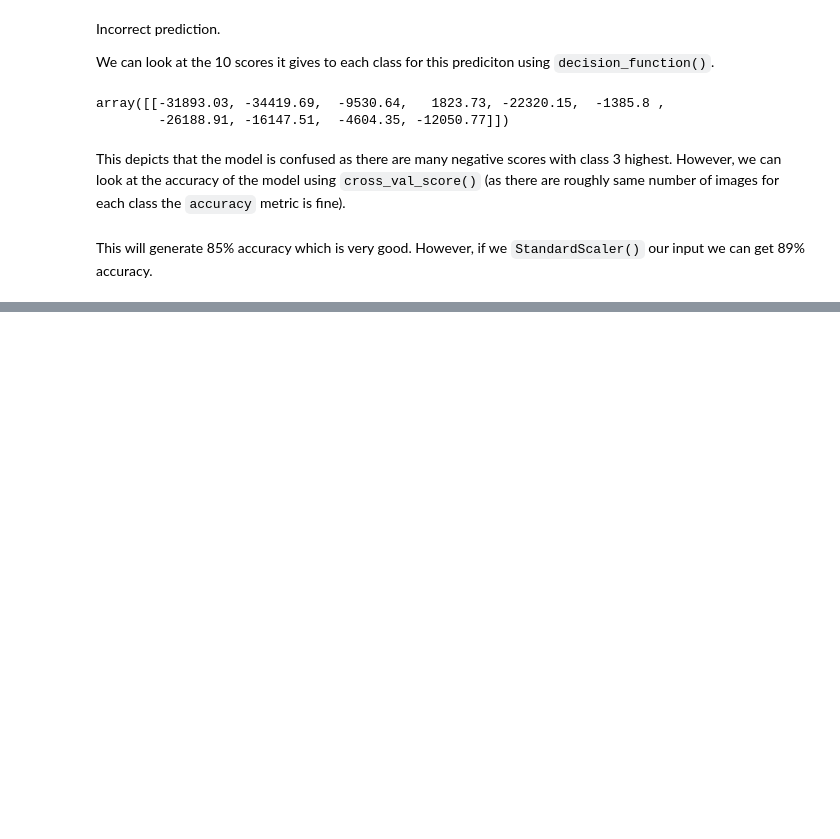
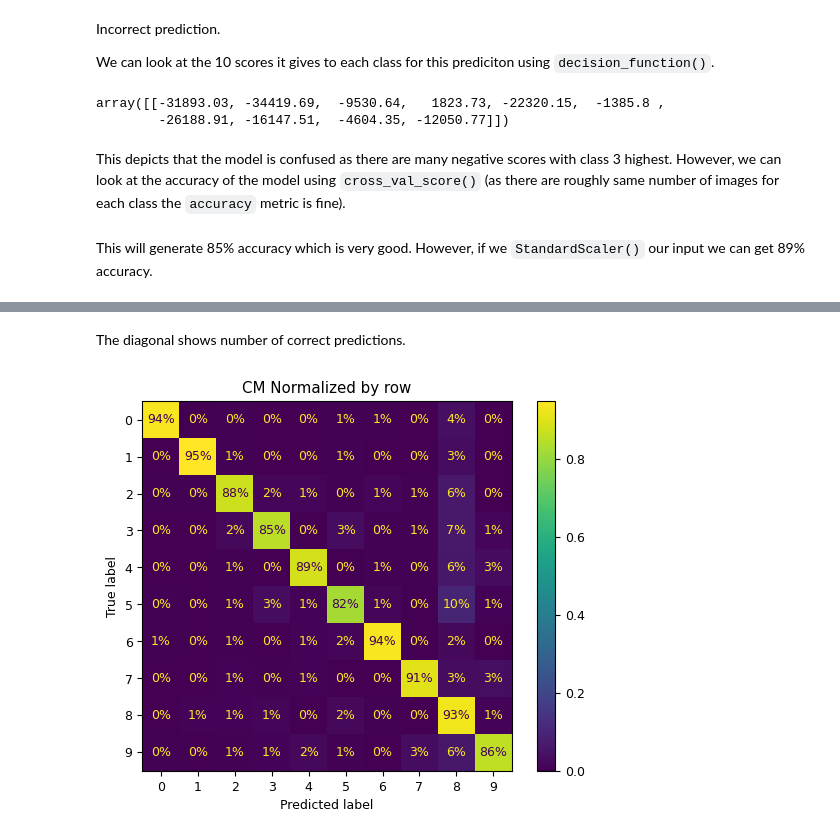
Before and after one commit to vanshuwjoshi/End-To-End-ML, a Jupyter notebook: 03_Classification.ipynb, the cells around one changed output, grey strips where cells are left out. Cells and saved outputs as stored; diff of their text form; code cells hidden in the pictures; blank space fills up the shorter version.

```diff
--- a/03_Classification.ipynb
+++ b/03_Classification.ipynb
@@ -519,0 +542,10 @@ This will generate 85% accuracy which is very good. However, if we `StandardScal
+# %% [markdown]
+The diagonal shows number of correct predictions.
+# %%
+plt.rc('font', size=9)
+ConfusionMatrixDisplay.from_predictions(y_train, y_train_pred,
+                                        normalize="true", values_format=".0%")
+plt.title("CM Normalized by row")
+plt.show()
+# %% [output]
+[figure, added]
```
Also changed, not shown: parts of 15 cells of this notebook.
